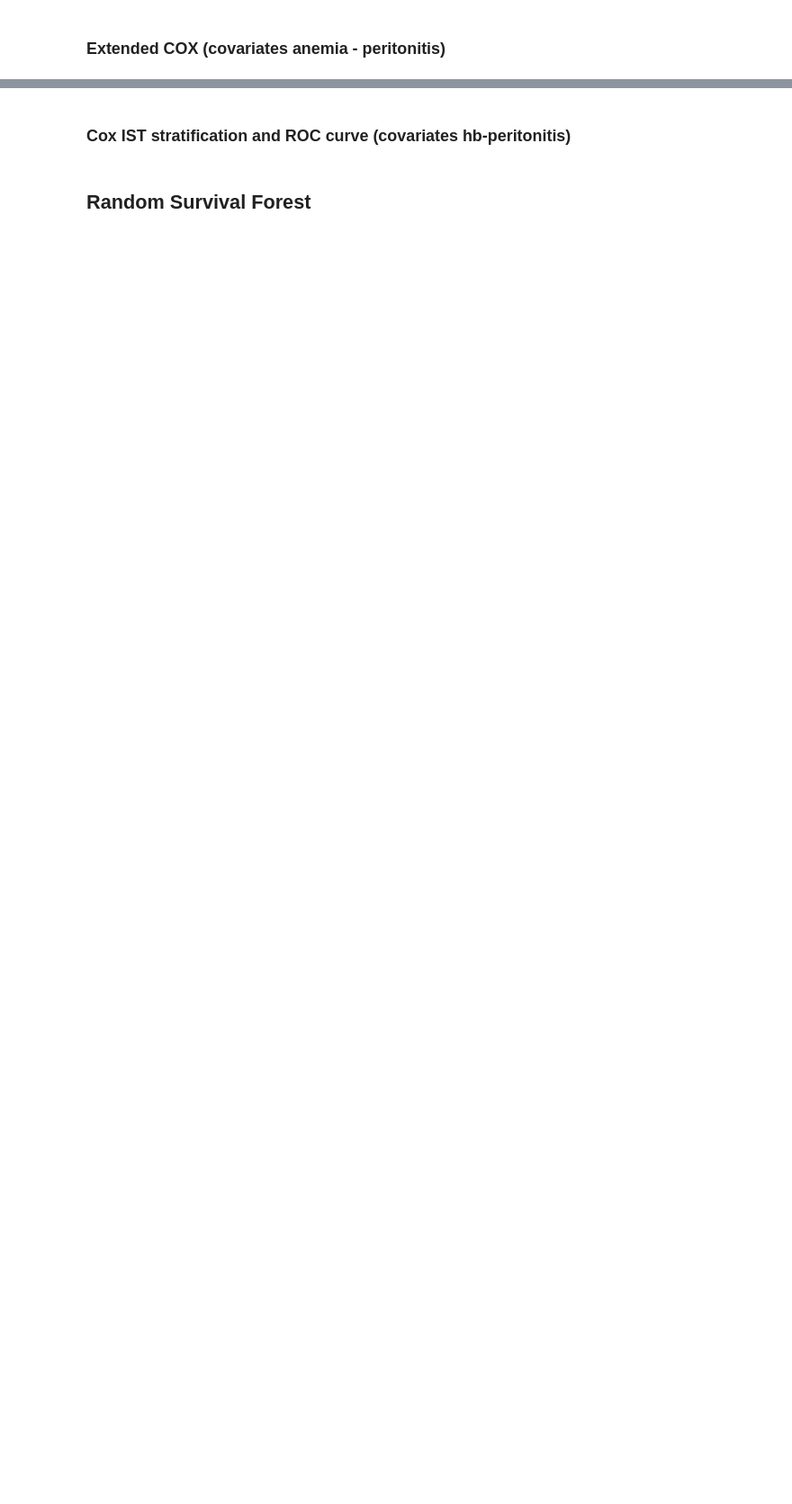
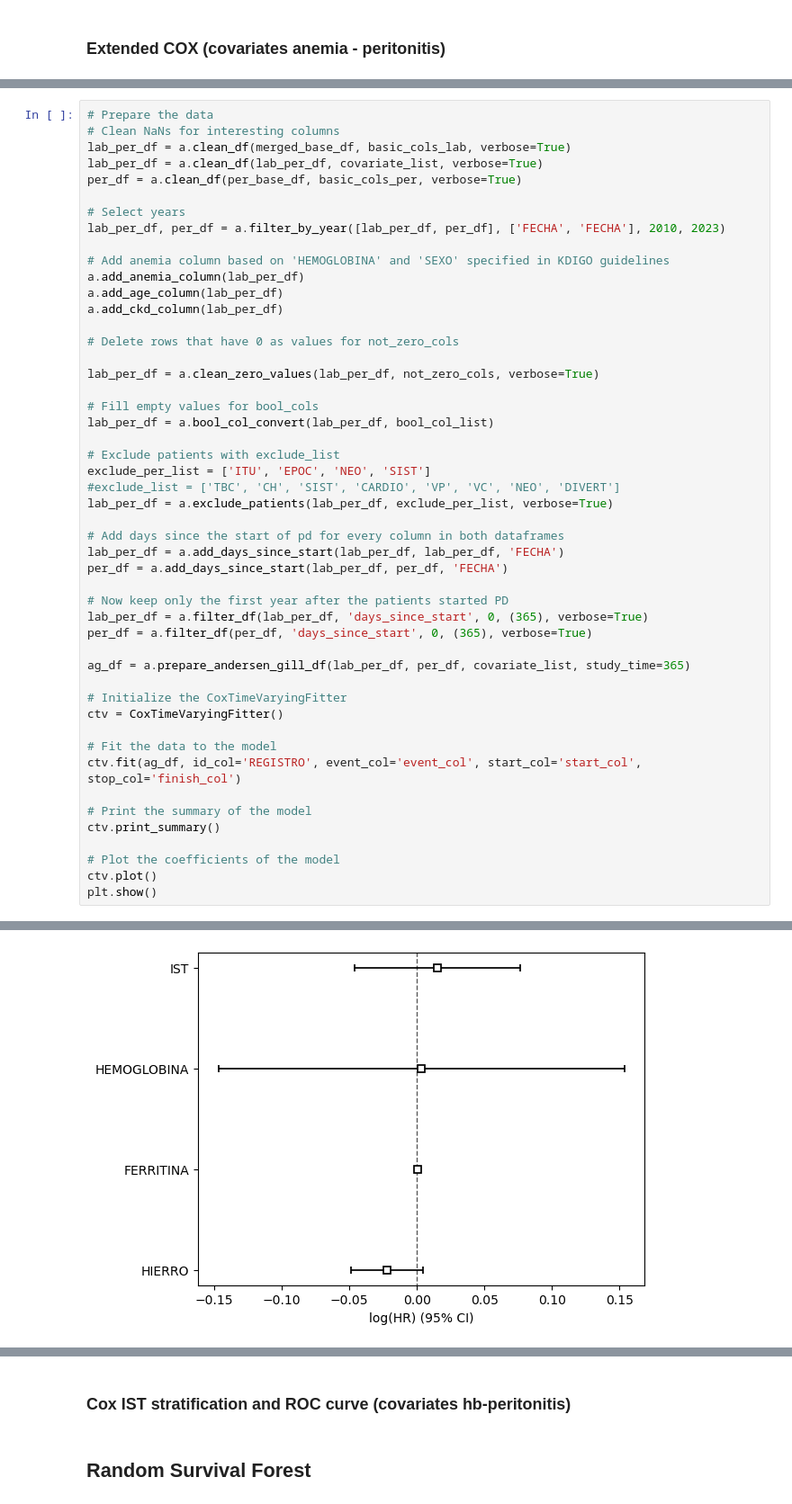
Before and after one commit to KevinNaMo/LevanteDPAnemia, a Jupyter notebook: Anemia_levanteDP.ipynb, the cells around one changed output, grey strips where cells are left out. Shown at 90% size. Drawn from its saved outputs; the diff is of its cells as text; blank space fills up the shorter version.

```diff
--- a/Anemia_levanteDP.ipynb
+++ b/Anemia_levanteDP.ipynb
@@ -438,0 +417,50 @@ plt.show()
+# %%
+# Prepare the data
+# Clean NaNs for interesting columns
+lab_per_df = a.clean_df(merged_base_df, basic_cols_lab, verbose=True)
+lab_per_df = a.clean_df(lab_per_df, covariate_list, verbose=True)
+per_df = a.clean_df(per_base_df, basic_cols_per, verbose=True)
+
+# Select years
+lab_per_df, per_df = a.filter_by_year([lab_per_df, per_df], ['FECHA', 'FECHA'], 2010, 2023)
+
+# Add anemia column based on 'HEMOGLOBINA' and 'SEXO' specified in KDIGO guidelines
+a.add_anemia_column(lab_per_df)
+a.add_age_column(lab_per_df)
+a.add_ckd_column(lab_per_df)
+
+# Delete rows that have 0 as values for not_zero_cols
+
+lab_per_df = a.clean_zero_values(lab_per_df, not_zero_cols, verbose=True)
+
+# Fill empty values for bool_cols
+lab_per_df = a.bool_col_convert(lab_per_df, bool_col_list)
+
+# Exclude patients with exclude_list
+exclude_per_list = ['ITU', 'EPOC', 'NEO', 'SIST']
+#exclude_list = ['TBC', 'CH', 'SIST', 'CARDIO', 'VP', 'VC', 'NEO', 'DIVERT']
+lab_per_df = a.exclude_patients(lab_per_df, exclude_per_list, verbose=True)
+
+# Add days since the start of pd for every column in both dataframes
+lab_per_df = a.add_days_since_start(lab_per_df, lab_per_df, 'FECHA')
+per_df = a.add_days_since_start(lab_per_df, per_df, 'FECHA')
+
+# Now keep only the first year after the patients started PD
+lab_per_df = a.filter_df(lab_per_df, 'days_since_start', 0, (365), verbose=True)
+per_df = a.filter_df(per_df, 'days_since_start', 0, (365), verbose=True)
+
+ag_df = a.prepare_andersen_gill_df(lab_per_df, per_df, covariate_list, study_time=365)
+
+# Initialize the CoxTimeVaryingFitter
+ctv = CoxTimeVaryingFitter()
+
+# Fit the data to the model
+ctv.fit(ag_df, id_col='REGISTRO', event_col='event_col', start_col='start_col', stop_col='finish_col')
+
+# Print the summary of the model
+ctv.print_summary()
+
+# Plot the coefficients of the model
+ctv.plot()
+plt.show()
+# %% [output]
@@ -438,0 +495 @@ plt.show()
+[figure, added]
```
Also changed, not shown: parts of 22 cells of this notebook, 1 other file.
